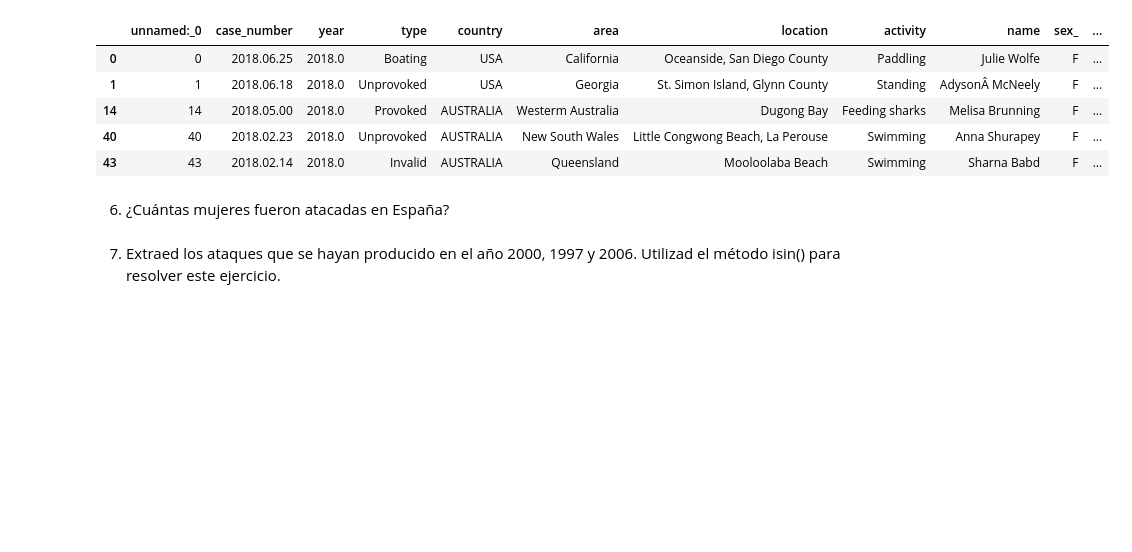
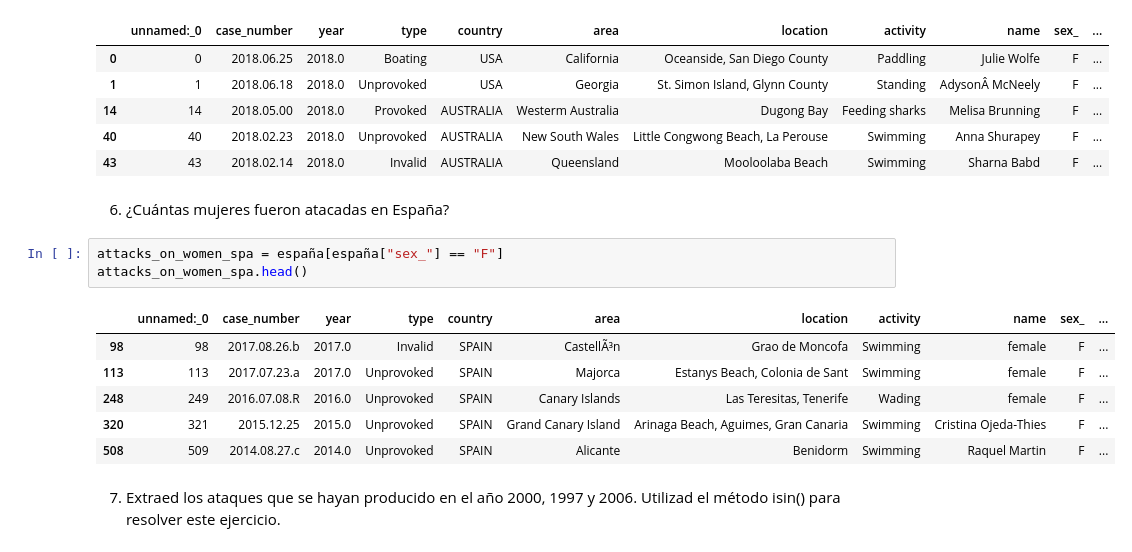
Before and after one commit to Adalab/DA-promo-A-module-2-pairprog-1-pair-1-Tatiana_Lara, a Jupyter notebook: PANDAS/4_Pandas/4_pandas4.ipynb, the cells around one changed output. Cells and saved outputs as stored; diff of their text form; blank space fills up the shorter version.

```diff
--- a/PANDAS/PANDAS/4_Pandas/4_pandas4.ipynb
+++ b/PANDAS/4_Pandas/4_pandas4.ipynb
@@ -129,5 +126,15 @@ attacks_on_women.head()
 | 43 | 43 | 2018.02.14 | 2018.0 | Invalid | AUSTRALIA | Queensland | Mooloolaba Beach | Swimming | Sharna Babd | F | ... |
 # %% [markdown]
 6. ¿Cuántas mujeres fueron atacadas en España?
+# %%
+attacks_on_women_spa = españa[españa["sex_"] == "F"]
+attacks_on_women_spa.head()
+# %% [output]
+|  | unnamed:_0 | case_number | year | type | country | area | location | activity | name | sex_ | ... |
+| 98 | 98 | 2017.08.26.b | 2017.0 | Invalid | SPAIN | CastellÃ³n | Grao de Moncofa | Swimming | female | F | ... |
+| 113 | 113 | 2017.07.23.a | 2017.0 | Unprovoked | SPAIN | Majorca | Estanys Beach, Colonia de Sant | Swimming | female | F | ... |
+| 248 | 249 | 2016.07.08.R | 2016.0 | Unprovoked | SPAIN | Canary Islands | Las Teresitas, Tenerife | Wading | female | F | ... |
+| 320 | 321 | 2015.12.25 | 2015.0 | Unprovoked | SPAIN | Grand Canary Island | Arinaga Beach, Aguimes, Gran Canaria | Swimming | Cristina Ojeda-Thies | F | ... |
+| 508 | 509 | 2014.08.27.c | 2014.0 | Unprovoked | SPAIN | Alicante | Benidorm | Swimming | Raquel Martin | F | ... |
 # %% [markdown]
 7. Extraed los ataques que se hayan producido en el año 2000, 1997 y 2006. Utilizad el método isin() para resolver este ejercicio.
```
Also changed, not shown: parts of 7 cells of this notebook, 25 other files.
